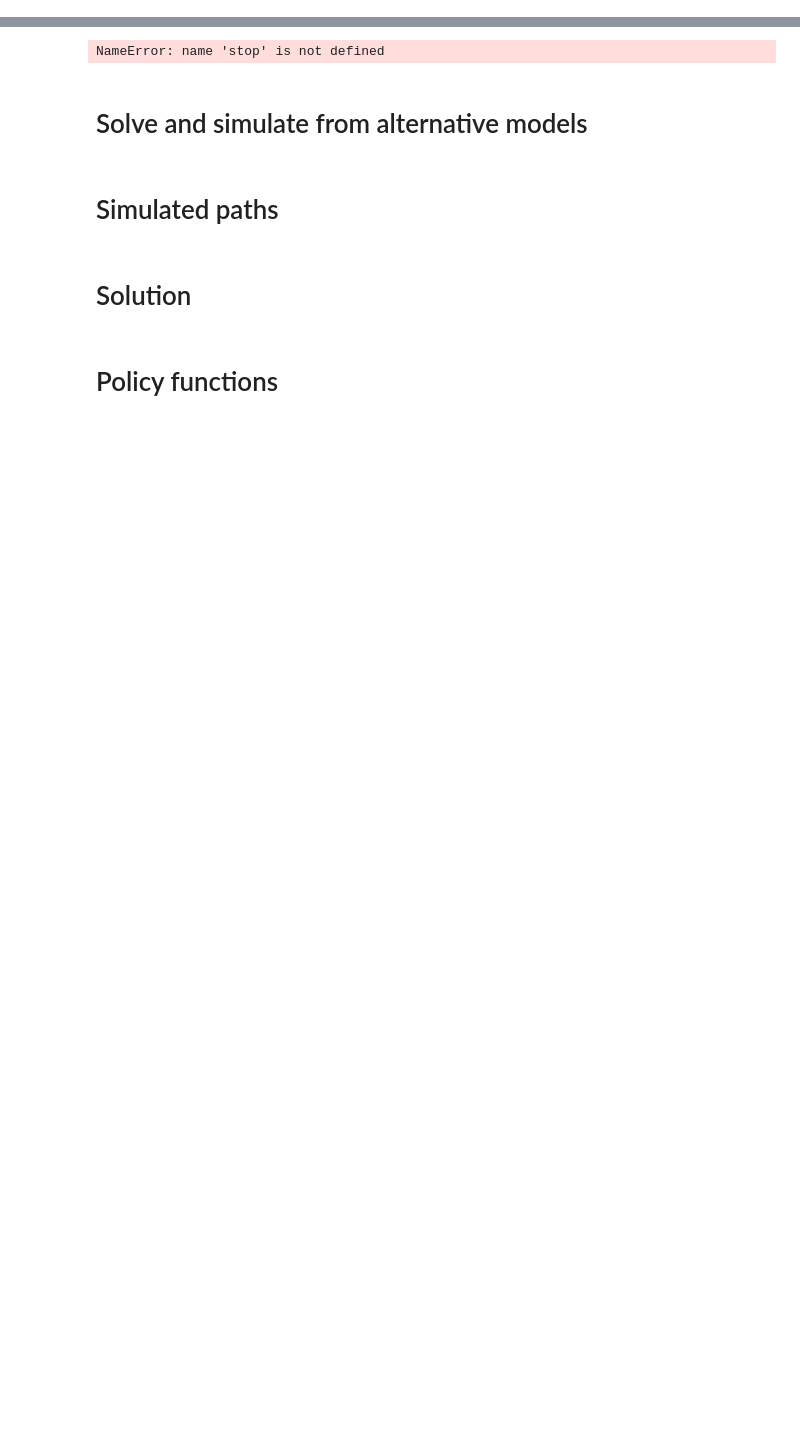
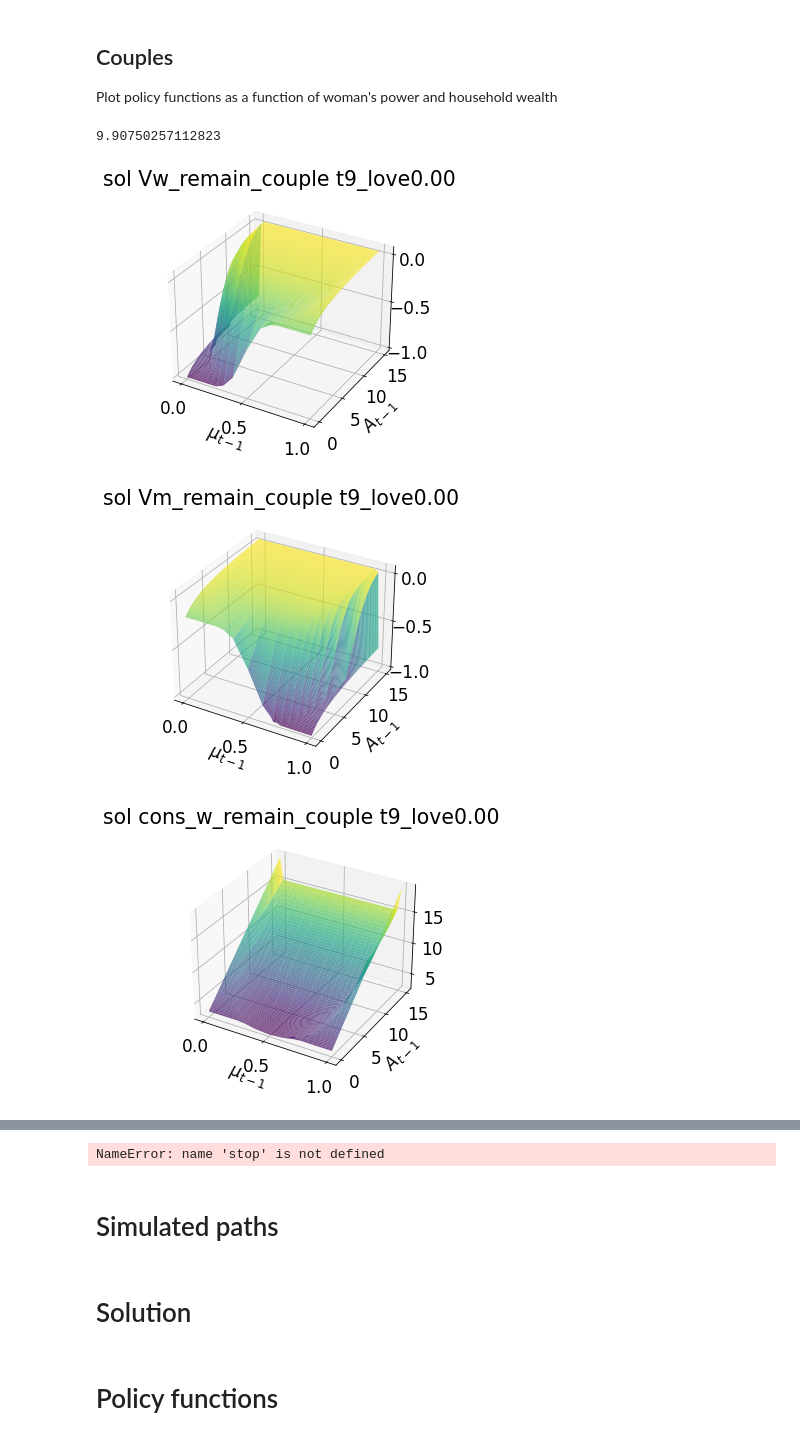
Before and after one commit to ThomasHJorgensen/LimitedCommitmentTest, a Jupyter notebook: Check Model.ipynb, the cells around one changed output, grey strips where cells are left out. Cells and saved outputs as stored; diff of their text form; code cells hidden in the pictures; blank space fills up the shorter version.

Commit message:
last period couple

```diff
--- a/Check Model.ipynb
+++ b/Check Model.ipynb
@@ -28,5 +30,5 @@ threads = 1 # note
 # %%
 # compile c++ files
-model = lcm.LimitedCommitmentModelClass(par={'threads':threads })
+model = LimitedCommitmentModelClass(par={'threads':threads })
 model.link_to_cpp(force_compile=do_compile)
 # %%
@@ -84,0 +76,14 @@ array([1.        , 1.        , 1.        , 1.        , 1.        ,
+# %%
+# solve different models
+models = {}
+for name,spec in specs.items():
+    print(f'{name} loading...',end='')
+
+    # setup model
+    models[name] = LimitedCommitmentModelClass(name=name,par=spec['par'])
+    models[name].link_to_cpp(force_compile=False)
+    models[name].spec = spec
+
+    # solve 57.4 s
+    print(' solving...')
+    %time models[name].solve()
@@ -84,0 +141,53 @@ array([1.        , 1.        , 1.        , 1.        , 1.        ,
+# %% [markdown]
+## Couples
+Plot policy functions as a function of woman's power and household wealth
+# %%
+
+model_list = ('model 3',)
+sol_type ='remain_couple'
+par = models[model_list[0]].par
+
+
+
+t = par.T-1
+iK = 5
+iKw = iK
+iKm = iK
+
+print(np.mean(model.sol.cons_w_remain_couple[t].ravel())) # 9.90750257112823 t=T-1
+
+X, Y = np.meshgrid(par.grid_power, par.grid_A,indexing='ij')
+
+cmaps = ('viridis','gray')
+for iL in (par.num_love//2,):
+    for var in ('Vw','Vm','cons_w','cons_m','labor_w','labor_m','power'):
+        if var != 'power':
+            var += f'_{sol_type}'
+
+        fig = plt.figure()
+        ax = plt.axes(projection='3d')
+
+        for i,name in enumerate(model_list):
+            model = models[name]
+
+            Z = getattr(model.sol,var)[t,:,iL,:,iKw,iKm]
+
+
+            alpha = 0.5 if name=='model 1' else 0.7
+            ax.plot_surface(X, Y, Z,rstride=1,cstride=1,cmap=cmaps[i], edgecolor='none',alpha=alpha);
+
+            if var == 'power':
+                ax.set(zlim=[0.0,1.0])
+            ax.set(xlabel='$\mu_{t-1}$',ylabel='$A_{t-1}$');
+
+        fig_name = f'sol {var} t{t}_love{np.round(par.grid_love[iL]):1.2f}'
+        plt.tight_layout()
+        if SAVE:
+            plt.savefig(path+fig_name+'.pdf')
+        else:
+            ax.set(title=fig_name)
+# %% [output]
+9.90750257112823
+[figure, added]
+[figure, added]
+[figure, added]
@@ -86,5 +199,3 @@ array([1.        , 1.        , 1.        , 1.        , 1.        ,
 stop
 # %% [output]
 NameError: name 'stop' is not defined
-# %% [markdown]
-# Solve and simulate from alternative models
```
Also changed, not shown: parts of 15 cells of this notebook, 7 other files.
